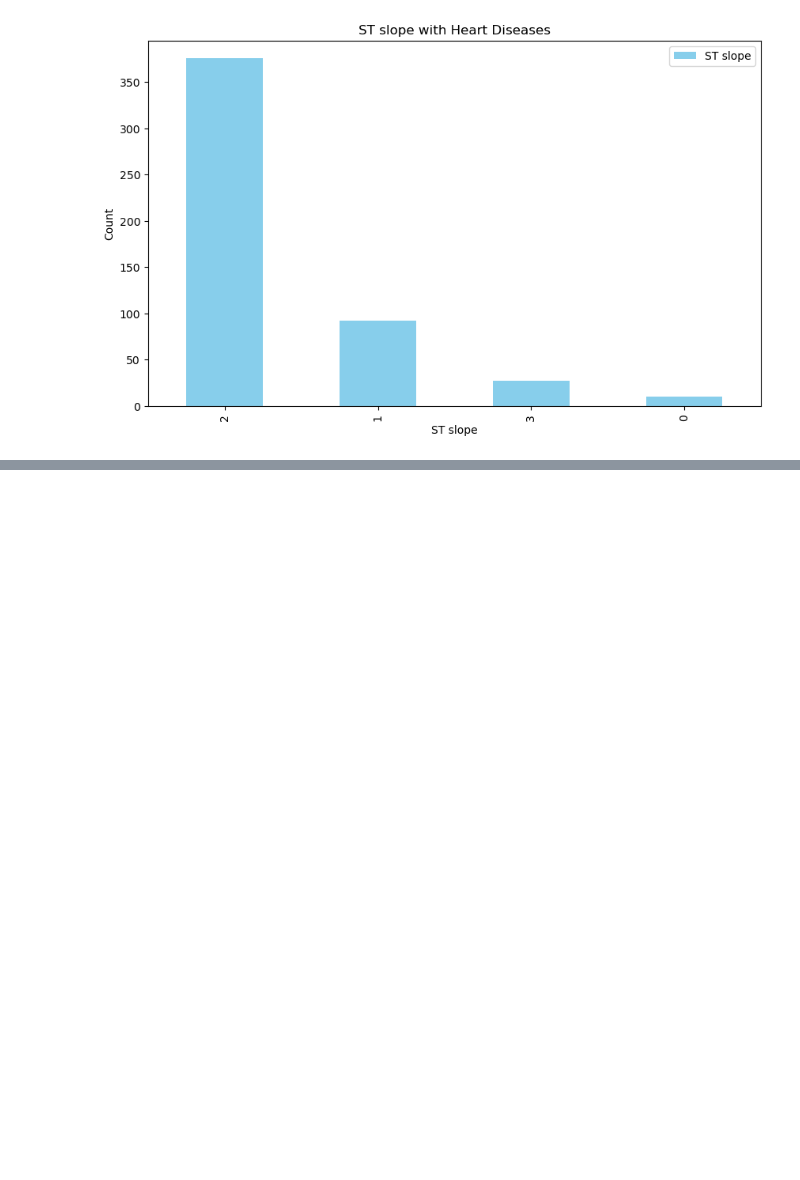
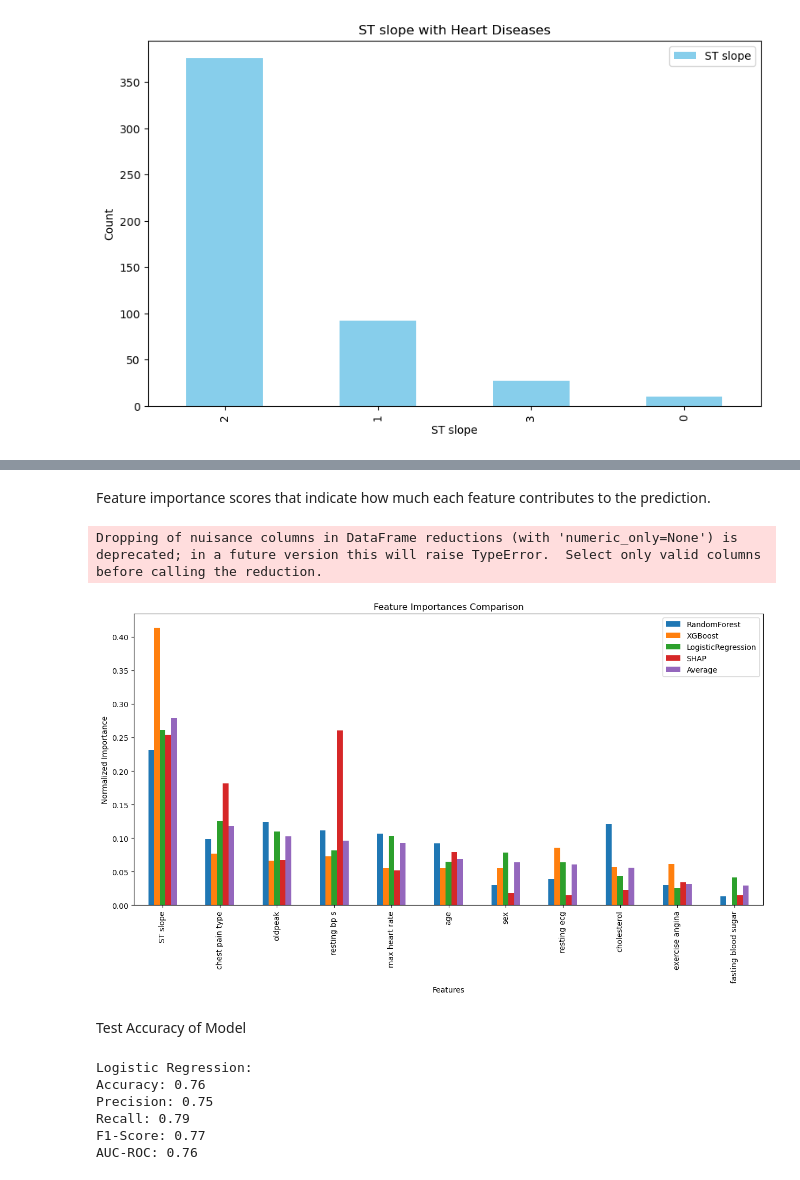
Before and after one commit to PoisonDarterz/WIE2003_G10, a Jupyter notebook: main.ipynb, the cells around one changed output, grey strips where cells are left out. Cells and saved outputs as stored; diff of their text form; code cells hidden in the pictures; blank space fills up the shorter version.

Commit message:
modelling

```diff
--- a/main.ipynb
+++ b/main.ipynb
@@ -688,0 +736,2 @@ plt.show()
+# %%
+X_train,X_test,y_train,y_test=train_test_split(X,y,train_size=0.2,random_state=42)
@@ -688,0 +759,17 @@ plt.show()
+# %%
+# XGBoost
+xgb_model = xgb.XGBClassifier(use_label_encoder=False, eval_metric='logloss')
+xgb_model.fit(X_train_scaled, y_train)
+xgb_importances = xgb_model.feature_importances_
+
+y_pred_xgb = xgb_model.predict(X_test_scaled)
+# %%
+# SHAP for Random Forest
+explainer = shap.TreeExplainer(rf_model)
+shap_values = explainer.shap_values(X)
+
+# If binary classification, shap_values is a list of two arrays (one for each class)
+if isinstance(shap_values, list):
+    shap_importances = np.abs(shap_values).mean(axis=0)[1]  # Take the second array (for class 1)
+else:
+    shap_importances = np.abs(shap_values).mean(axis=0)  # Use directly if shap_values is already an array
@@ -688,0 +793,33 @@ plt.show()
+# %% [markdown]
+Feature importance scores that indicate how much each feature contributes to the prediction.
+# %%
+# Combine importances into a DataFrame
+importances_df = pd.DataFrame({
+    'Feature': X.columns,
+    'RandomForest': rf_importances,
+    'XGBoost': xgb_importances,
+    'LogisticRegression': logistic_importances,
+    'SHAP': shap_importances
+})
+
+# Calculate the average importance
+importances_df['Average'] = importances_df.mean(axis=1)
+
+# Normalize importances for comparison
+importances_df.set_index('Feature', inplace=True)
+importances_df = importances_df / importances_df.sum()
+
+# Sort by average importance
+importances_df = importances_df.sort_values(by='Average', ascending=False)
+
+# Plot combined importances
+importances_df.plot(kind='bar', figsize=(15, 7))
+plt.title('Feature Importances Comparison')
+plt.xlabel('Features')
+plt.ylabel('Normalized Importance')
+plt.show()
+# %% [output]
+Dropping of nuisance columns in DataFrame reductions (with 'numeric_only=None') is deprecated; in a future version this will raise TypeError.  Select only valid columns before calling the reduction.
+[figure, added]
+# %% [markdown]
+Test Accuracy of Model
@@ -688,0 +834,10 @@ plt.show()
+# %%
+print("Logistic Regression:")
+evaluate_model(y_test, y_pred_logistic)
+# %% [output]
+Logistic Regression:
+Accuracy: 0.76
+Precision: 0.75
+Recall: 0.79
+F1-Score: 0.77
+AUC-ROC: 0.76
```
Also changed, not shown: parts of 33 cells of this notebook, 2 other files.
